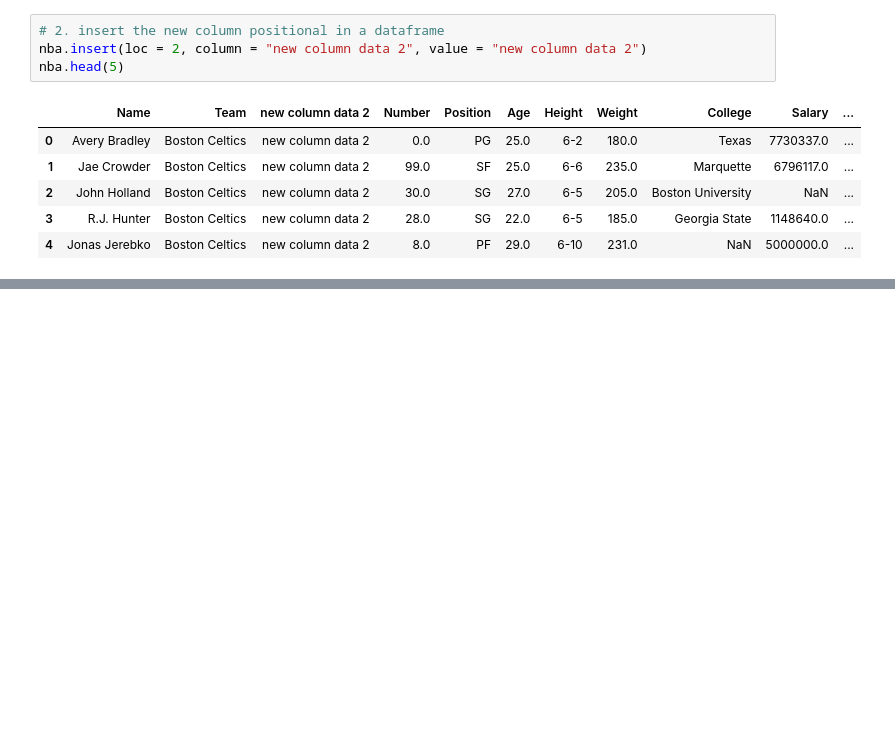
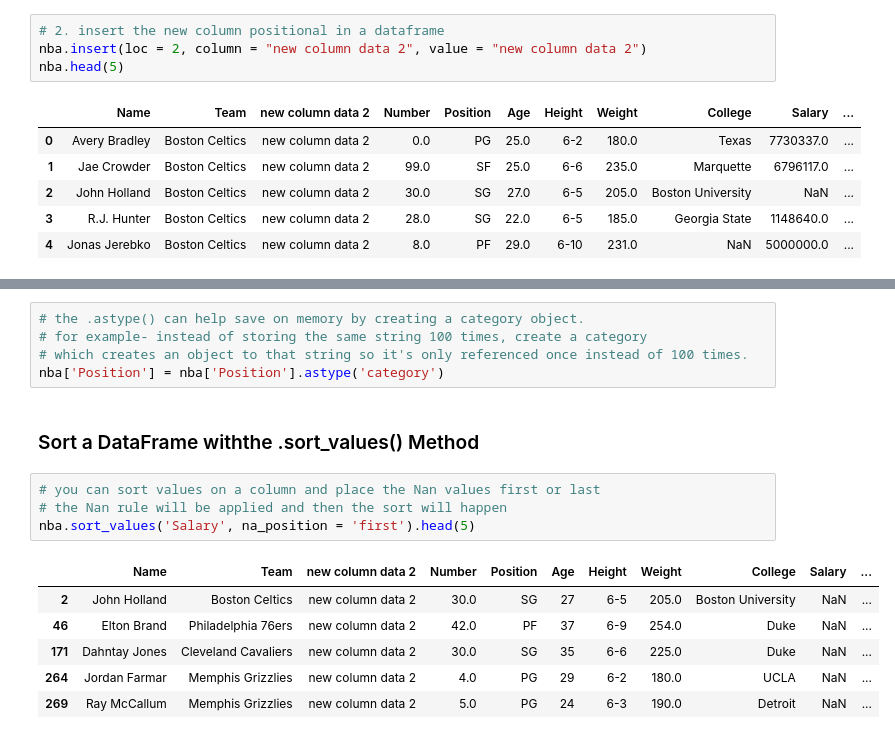
Before and after one commit to adamstueckrath/DataAnalysisPandas, a Jupyter notebook: DataFrame Notes I.ipynb, the cells around one changed output, grey strips where cells are left out. Drawn from its saved outputs; the diff is of its cells as text; blank space fills up the shorter version.

```diff
--- a/DataFrame Notes I.ipynb
+++ b/DataFrame Notes I.ipynb
@@ -69,0 +108,18 @@ nba.head(5)
+# %%
+# the .astype() can help save on memory by creating a category object.
+# for example- instead of storing the same string 100 times, create a category
+# which creates an object to that string so it's only referenced once instead of 100 times.
+nba['Position'] = nba['Position'].astype('category')
+# %% [markdown]
+### Sort a DataFrame withthe .sort_values() Method
+# %%
+# you can sort values on a column and place the Nan values first or last
+# the Nan rule will be applied and then the sort will happen
+nba.sort_values('Salary', na_position = 'first').head(5)
+# %% [output]
+|  | Name | Team | new column data 2 | Number | Position | Age | Height | Weight | College | Salary | ... |
+| 2 | John Holland | Boston Celtics | new column data 2 | 30.0 | SG | 27 | 6-5 | 205.0 | Boston University | NaN | ... |
+| 46 | Elton Brand | Philadelphia 76ers | new column data 2 | 42.0 | PF | 37 | 6-9 | 254.0 | Duke | NaN | ... |
+| 171 | Dahntay Jones | Cleveland Cavaliers | new column data 2 | 30.0 | SG | 35 | 6-6 | 225.0 | Duke | NaN | ... |
+| 264 | Jordan Farmar | Memphis Grizzlies | new column data 2 | 4.0 | PG | 29 | 6-2 | 180.0 | UCLA | NaN | ... |
+| 269 | Ray McCallum | Memphis Grizzlies | new column data 2 | 5.0 | PG | 24 | 6-3 | 190.0 | Detroit | NaN | ... |
```
Also changed, not shown: parts of 14 cells of this notebook, 2 other files.
